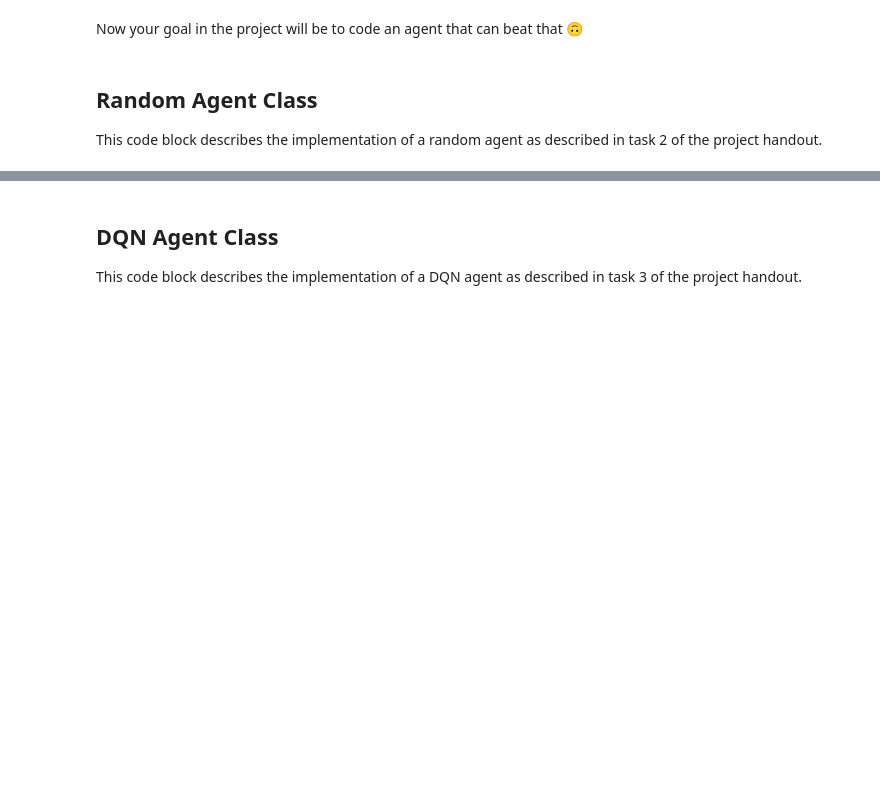
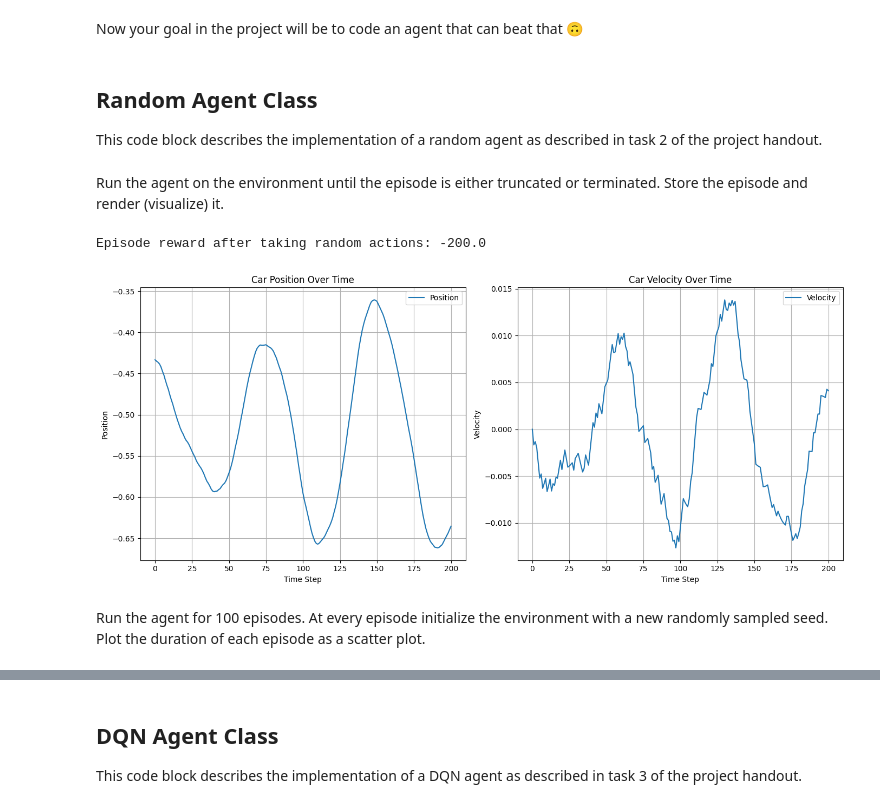
Before and after one commit to MaeMilc/EPFL_Reinforcement-Learning-Project_Mountain-Car, a Jupyter notebook: tutorial.ipynb, the cells around one changed output, grey strips where cells are left out. Cells and saved outputs as stored; diff of their text form; code cells hidden in the pictures; blank space fills up the shorter version.

Commit message:
Implement Random Agent.

```diff
--- a/tutorial.ipynb
+++ b/tutorial.ipynb
@@ -95,14 +96,19 @@ Now your goal in the project will be to code an agent that can beat that 🙃
 This code block describes the implementation of a random agent as described in task 2 of the project handout.
 # %%
 class RandomAgent:
-    def __init__(self):
-        pass
+    def __init__(self, environment):
+        self.env = environment
 
     def observe(self, state, action, next_state, reward):
+        # This method is just a placeholder for the random agent, as it doesn't learn from observations.
         pass
 
     def select_action(self, state):
-        pass
+        # Randomly select an action from the action space
+        return self.env.action_space.sample()
 
     def update(self):
+        # No update necessary for a random agent.
         pass
+# %% [markdown]
+Run the agent on the environment until the episode is either truncated or terminated. Store the episode and render (visualize) it.
@@ -108,0 +139,39 @@ class RandomAgent:
+# %%
+def plot_states_over_time(states):
+    """Plot a run of a single episode for the RandomAgent.
+    """
+    # Extract positions and velocities from states
+    positions = [s[0] for s in states]
+    velocities = [s[1] for s in states]
+    timesteps = list(range(len(states)))
+
+    plt.figure(figsize=(14, 6))
+    plt.subplot(1, 2, 1)
+    plt.plot(timesteps, positions, label='Position')
+    plt.title('Car Position Over Time')
+    plt.xlabel('Time Step')
+    plt.ylabel('Position')
+    plt.grid(True)
+    plt.legend()
+
+    plt.subplot(1, 2, 2)
+    plt.plot(timesteps, velocities, label='Velocity')
+    plt.title('Car Velocity Over Time')
+    plt.xlabel('Time Step')
+    plt.ylabel('Velocity')
+    plt.grid(True)
+    plt.legend()
+
+    plt.tight_layout()
+    plt.show()
+# %%
+env = gym.make("MountainCar-v0")
+random_agent = RandomAgent(env)
+episode_reward, states = run_single_episode(random_agent)
+print(f"Episode reward after taking random actions: {episode_reward}")
+plot_states_over_time(states)
+# %% [output]
+Episode reward after taking random actions: -200.0
+[figure, added]
+# %% [markdown]
+Run the agent for 100 episodes. At every episode initialize the environment with a new randomly sampled seed. Plot the duration of each episode as a scatter plot.
```
Also changed, not shown: parts of 7 cells of this notebook.
